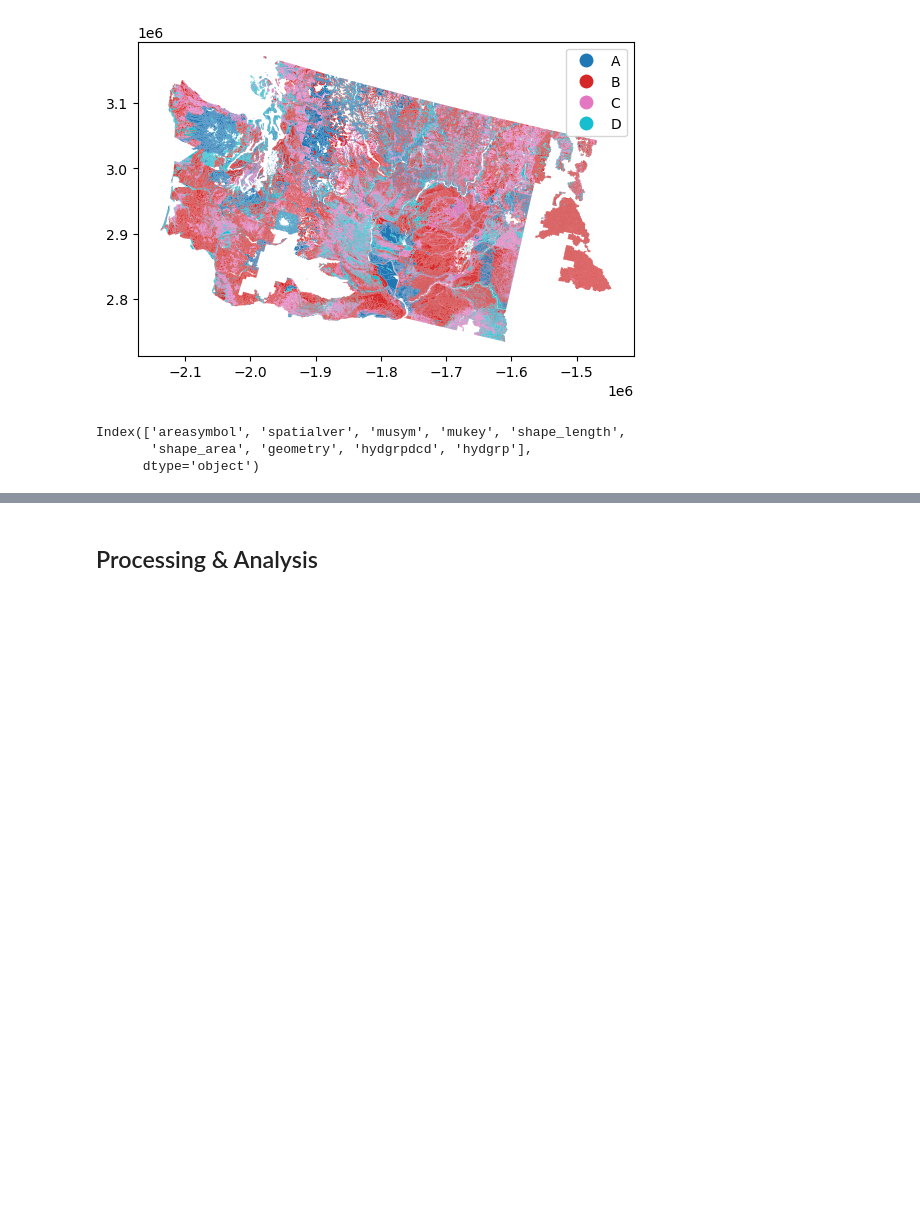
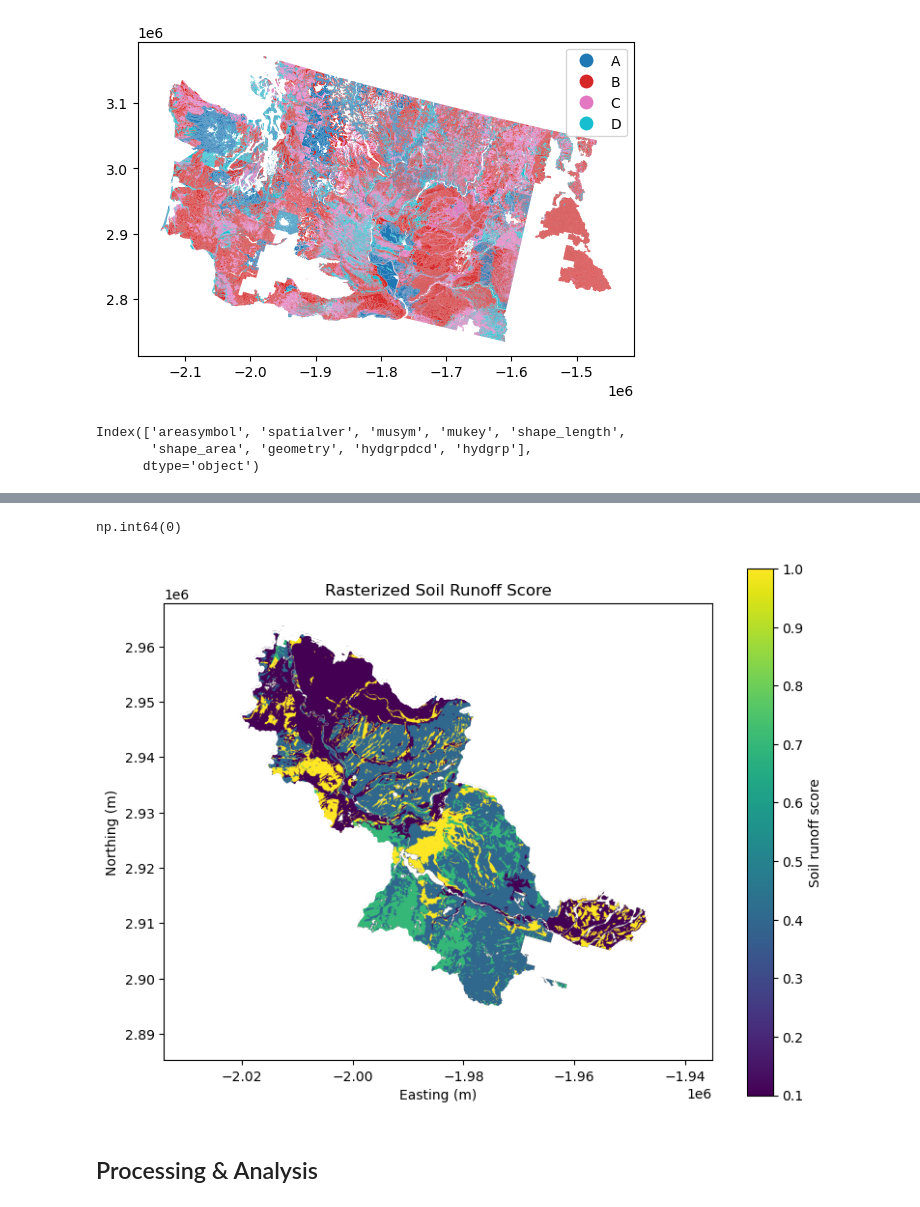
Before and after one commit to nym-veach/surface-runoff-susceptibility-model, a Jupyter notebook: notebooks/01-download-data.ipynb, the cells around one changed output, grey strips where cells are left out. Saved outputs shown, nothing was run; the diff lists cells and outputs as text; code cells hidden in the pictures; blank space fills up the shorter version.

```diff
--- a/notebooks/01-download-data.ipynb
+++ b/notebooks/01-download-data.ipynb
@@ -898,3 +944,52 @@ Index(['areasymbol', 'spatialver', 'musym', 'mukey', 'shape_length',
+# %%
+# Create soil score mapping based on hydrologic group, where A=0.1, B=0.4, C=0.7, D=1.0
+soil_score_map = {
+    "A": 0.1,
+    "B": 0.4,
+    "C": 0.7,
+    "D": 1.0
+}
+
+# Add soil score column to the cleaned soil geodataframe
+nisqually_soil_clean["soil_score"] = nisqually_soil_clean["hydgrp"].map(soil_score_map)
+
+# Make sure there are no missing values in the soil score column
+nisqually_soil_clean["soil_score"].isna().sum()
+# %% [output]
+np.int64(0)
+# %%
+nisqually_soil_polygons = zip(
+    nisqually_soil_clean.geometry.values,
+    nisqually_soil_clean["soil_score"].values
+)
+
+nisqually_soil_raster = grid.rasterize(nisqually_soil_polygons, fill=np.nan)
+# %%
+fig, ax = plt.subplots(figsize=(8, 6))
+
+# Plot raster
+im = ax.imshow(
+    nisqually_soil_raster,
+    extent=grid.extent,
+    cmap="viridis"
+)
+
+# Overlay watershed boundary
+nisqually_gdf_5070.boundary.plot(
+    ax=ax,
+    edgecolor="white",
+    linewidth=1.5
+)
+
+plt.colorbar(im, ax=ax, label="Soil runoff score")
+ax.set_title("Rasterized Soil Runoff Score")
+ax.set_xlabel("Easting (m)")
+ax.set_ylabel("Northing (m)")
+
+plt.tight_layout()
+plt.show()
+# %% [output]
+[figure, added]
 # %% [markdown]
 ## Processing & Analysis
 # %% [markdown]
```
Also changed, not shown: parts of 11 cells of this notebook.
